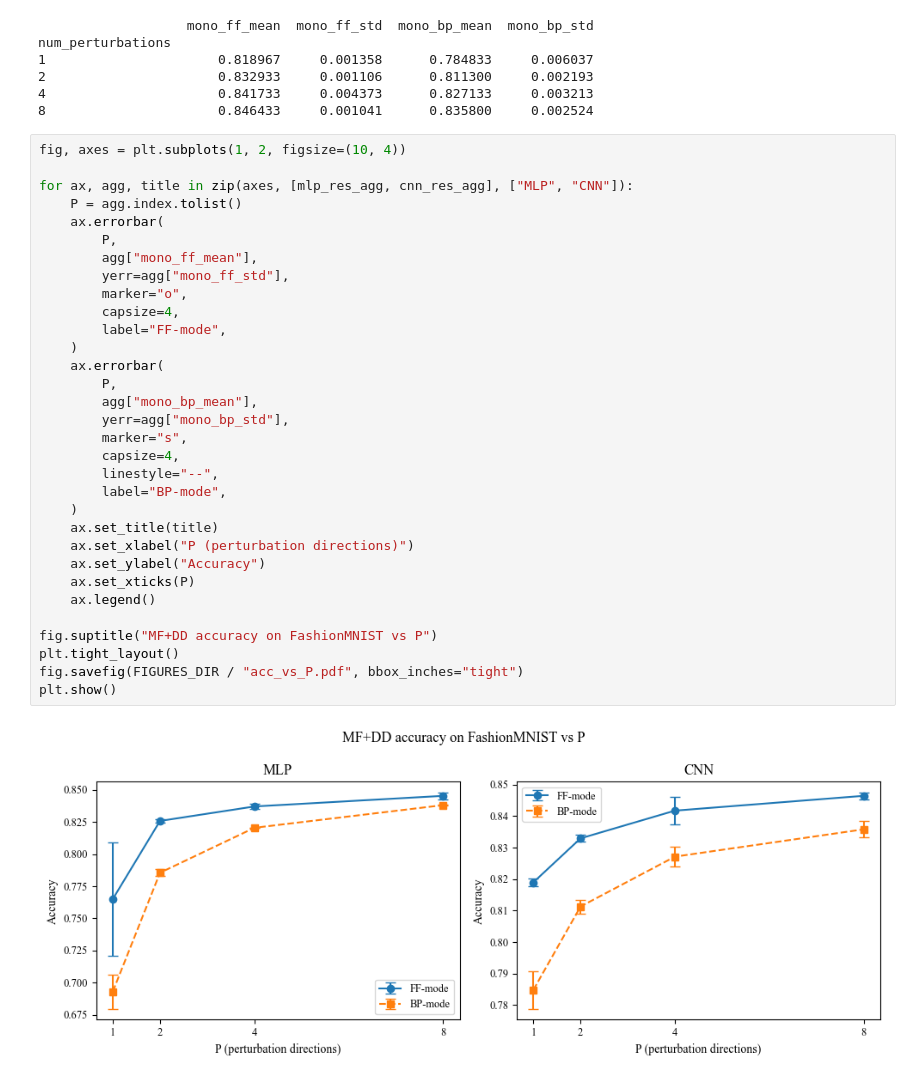
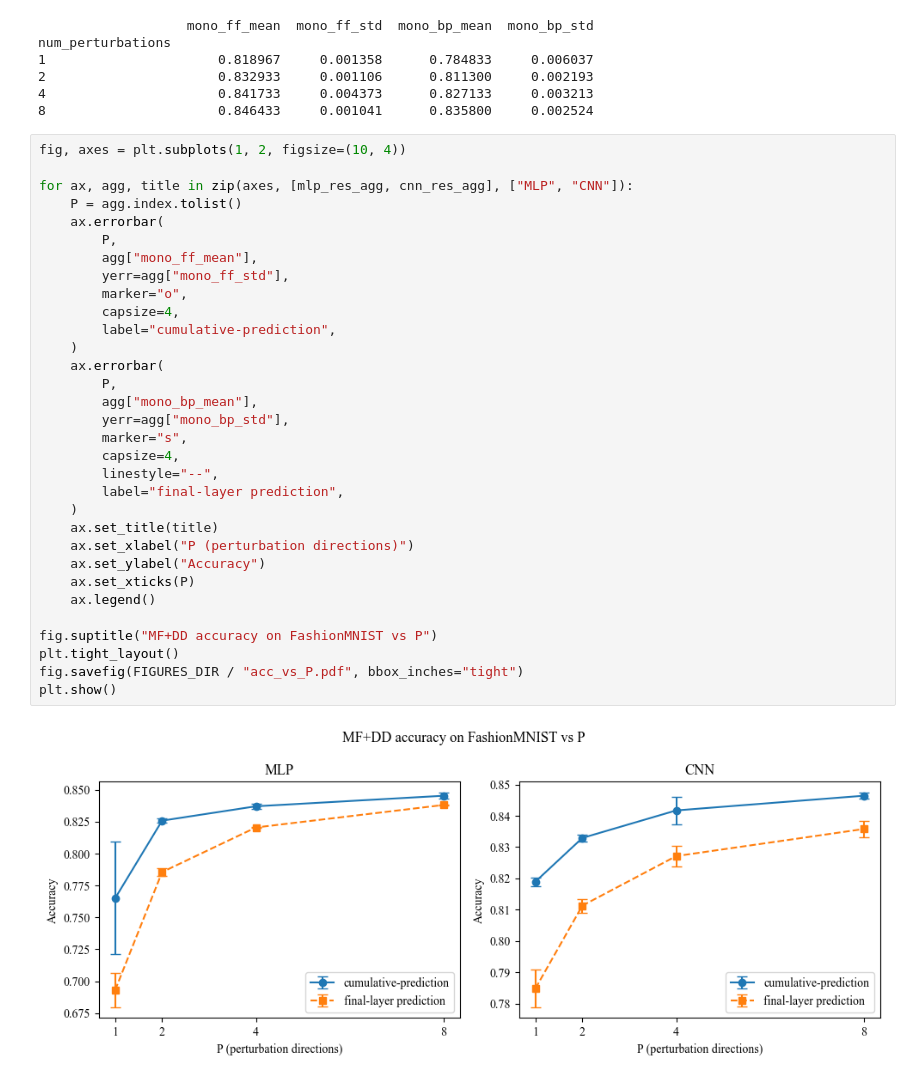
Before and after one commit to gorpeliates/ad-free-monofwd, a Jupyter notebook: notebooks/num_perturb_analysis.ipynb, the cells around one changed output. Drawn from its saved outputs; the diff is of its cells as text.

Commit message:
change mode names and re run notebooks

```diff
--- a/notebooks/num_perturb_analysis.ipynb
+++ b/notebooks/num_perturb_analysis.ipynb
@@ -280,33 +280,33 @@ num_perturbations
 fig, axes = plt.subplots(1, 2, figsize=(10, 4))
 
 for ax, agg, title in zip(axes, [mlp_res_agg, cnn_res_agg], ["MLP", "CNN"]):
     P = agg.index.tolist()
     ax.errorbar(
         P,
         agg["mono_ff_mean"],
         yerr=agg["mono_ff_std"],
         marker="o",
         capsize=4,
-        label="FF-mode",
+        label="cumulative-prediction",
     )
     ax.errorbar(
         P,
         agg["mono_bp_mean"],
         yerr=agg["mono_bp_std"],
         marker="s",
         capsize=4,
         linestyle="--",
-        label="BP-mode",
+        label="final-layer prediction",
     )
     ax.set_title(title)
     ax.set_xlabel("P (perturbation directions)")
     ax.set_ylabel("Accuracy")
     ax.set_xticks(P)
     ax.legend()
 
 fig.suptitle("MF+DD accuracy on FashionMNIST vs P")
 plt.tight_layout()
 fig.savefig(FIGURES_DIR / "acc_vs_P.pdf", bbox_inches="tight")
 plt.show()
 # %% [output]
-[figure, old version]
+[figure, new version]
```
Also changed, not shown: parts of 3 cells of this notebook, 3 other files.
